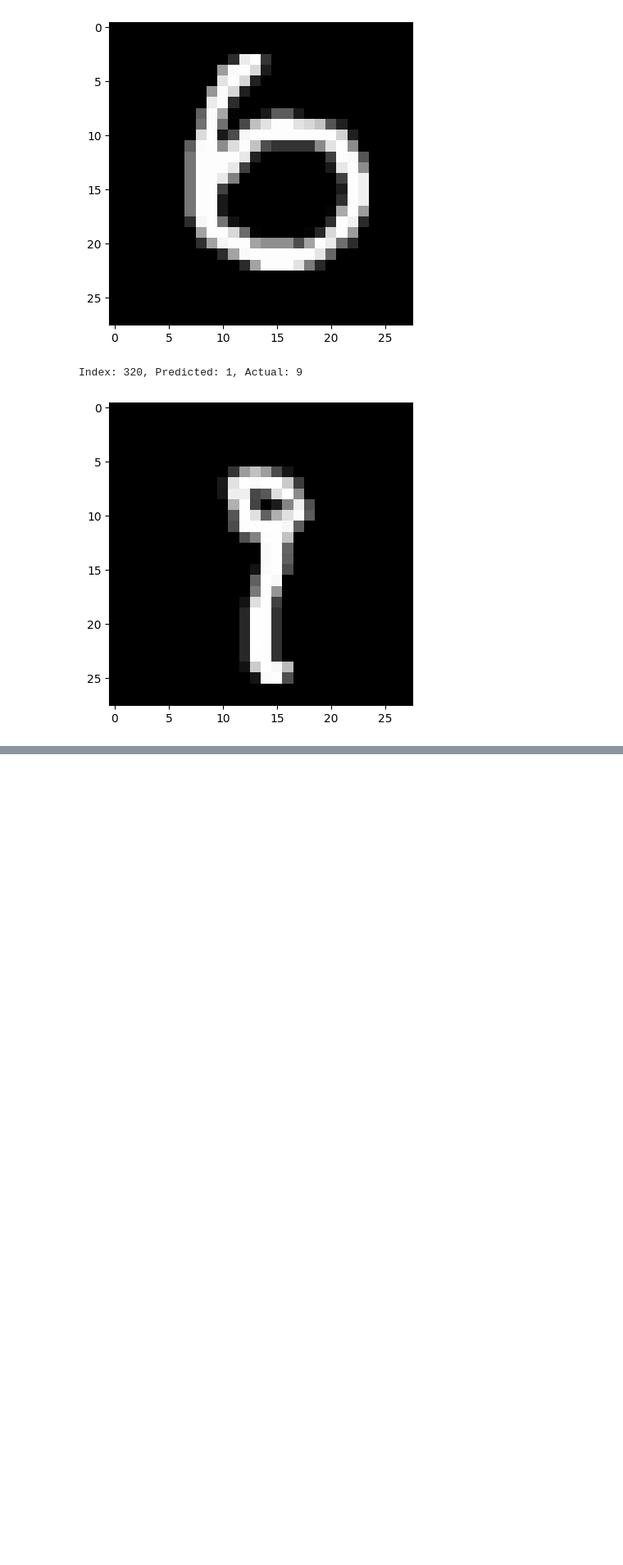
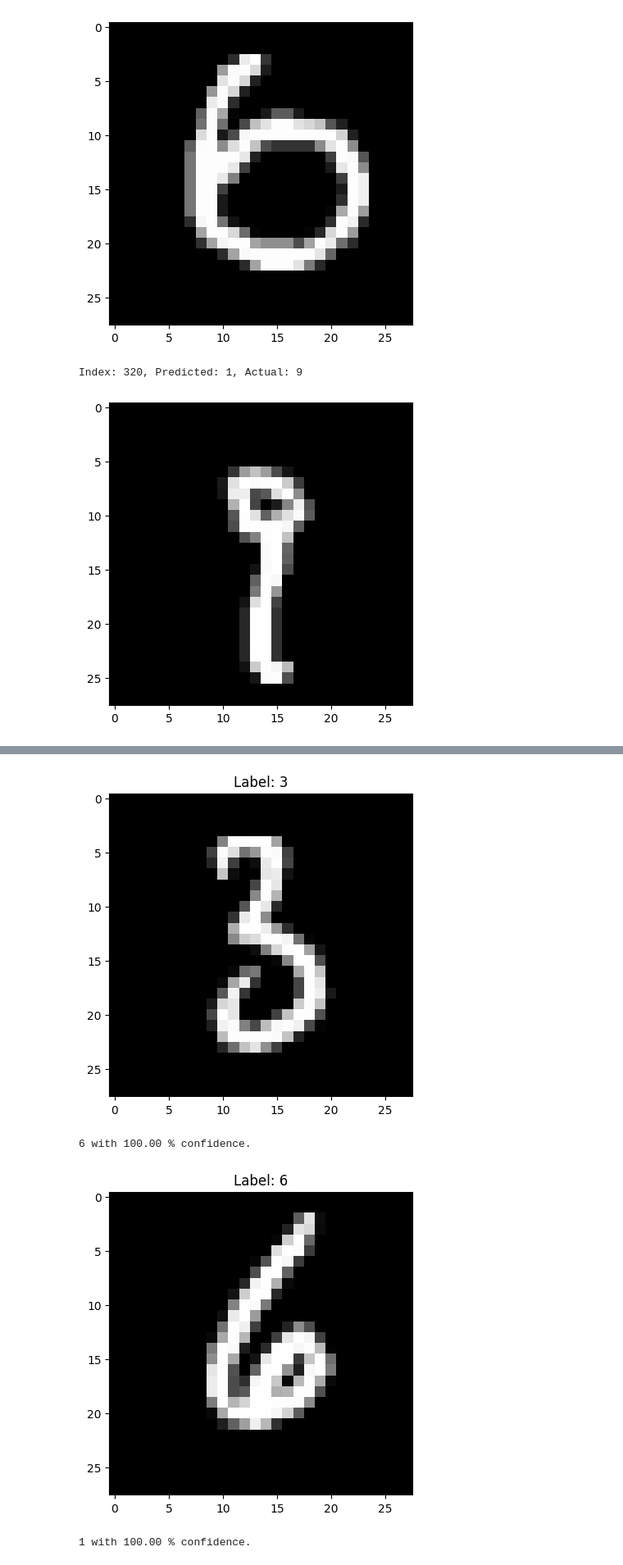
Before and after one commit to jrkwon/ece5831-2025-code, a Jupyter notebook: 08/module8.ipynb, the cells around one changed output, grey strips where cells are left out. Shown at 82% size. Drawn from its saved outputs; the diff is of its cells as text; code cells hidden in the pictures; blank space fills up the shorter version.

```diff
--- a/08/module8.ipynb
+++ b/08/module8.ipynb
@@ -212,0 +321,13 @@ Index: 320, Predicted: 1, Actual: 9
+# %%
+SAMPLE_INDEX = 2025
+num_samples = 3
+
+# predict a batch of samples
+predictions = model.predict(x_test[SAMPLE_INDEX:SAMPLE_INDEX+num_samples])
+
+for i, prediction in enumerate(predictions):
+    print(f'{np.argmax(prediction)} with {100 * np.max(prediction):.2f} % confidence.')
+    plt.imshow(x_test[SAMPLE_INDEX+i], cmap=plt.cm.binary_r)
+    plt.title(f"Label: {y_test[SAMPLE_INDEX+i]}")
+    plt.show()
+# %% [output]
@@ -212,0 +336,4 @@ Index: 320, Predicted: 1, Actual: 9
+[figure, added]
+6 with 100.00 % confidence.
+[figure, added]
+1 with 100.00 % confidence.
```
Also changed, not shown: parts of 9 cells of this notebook, 1 other file.
